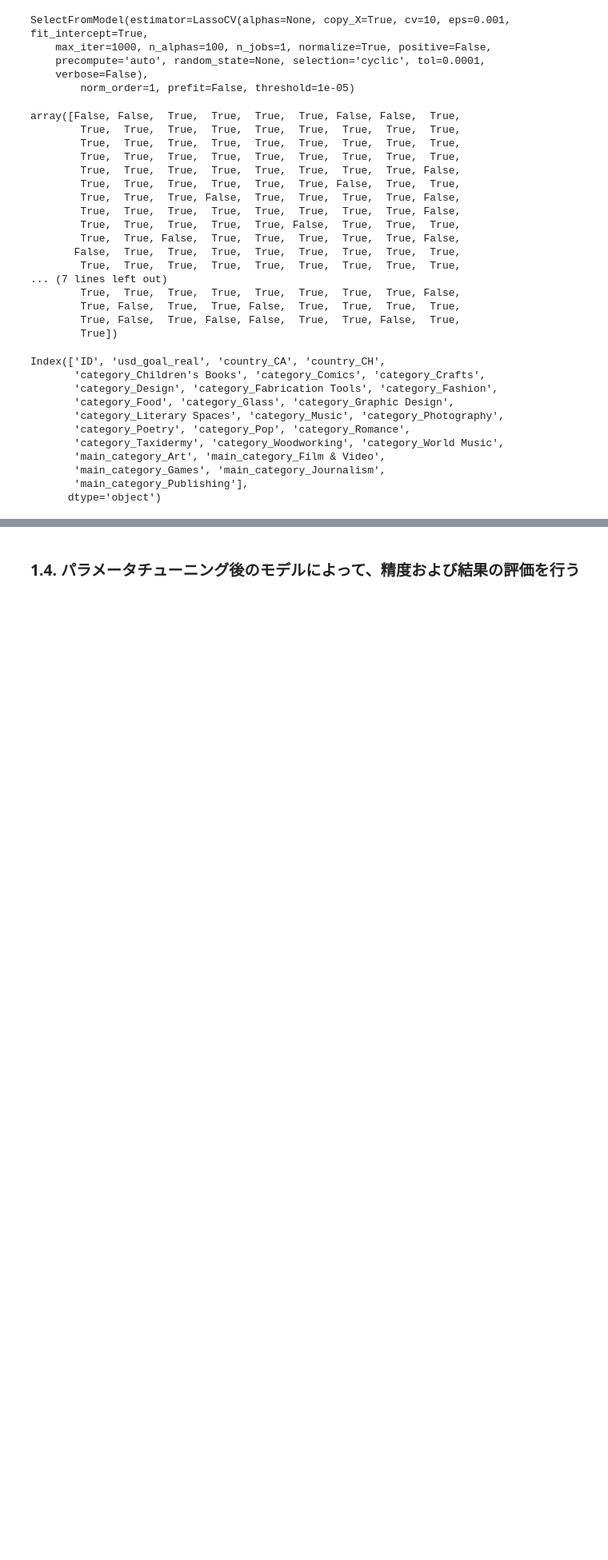
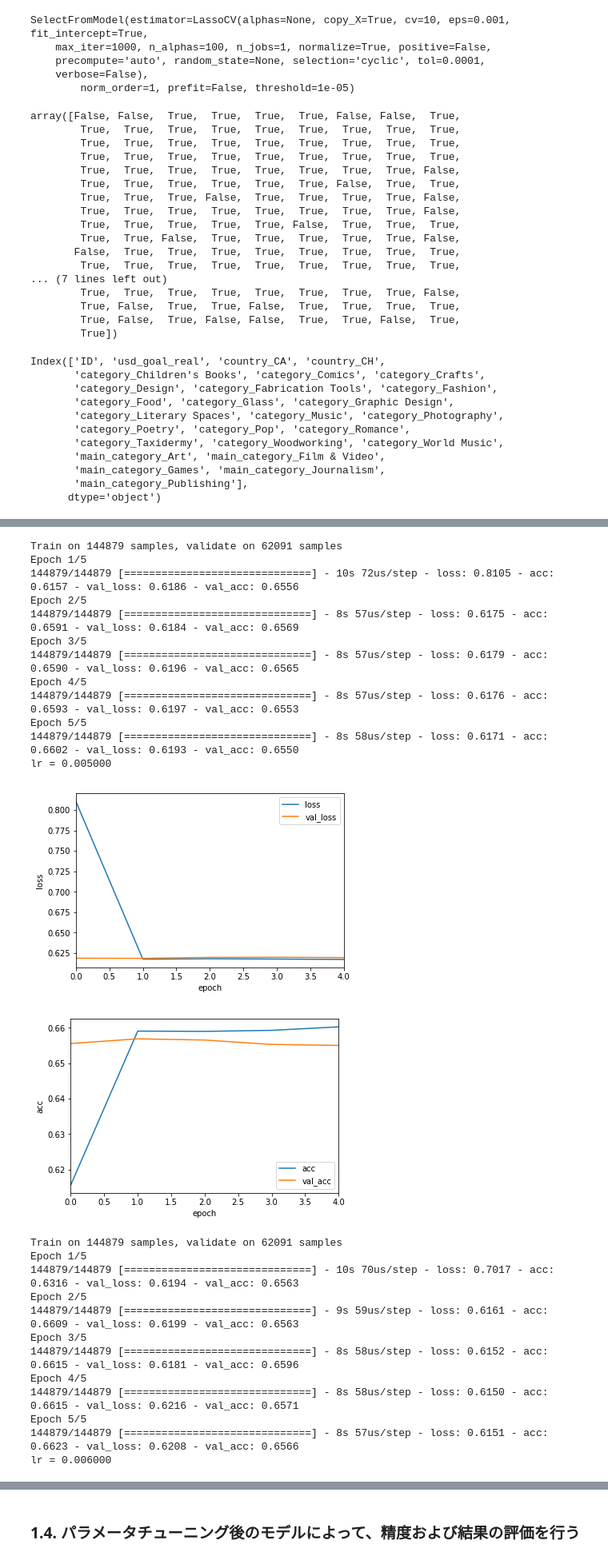
Before and after one commit to Junya-Bell-Wood/ml_tokyo_12, a Jupyter notebook: Day3_work_SuzukiJunya.ipynb, the cells around one changed output, grey strips where cells are left out. Shown at 80% size. Cells and saved outputs as stored; diff of their text form; code cells hidden in the pictures; blank space fills up the shorter version.

```diff
--- a/Day3_work_SuzukiJunya.ipynb
+++ b/Day3_work_SuzukiJunya.ipynb
@@ -447,0 +341,70 @@ Precision = 73.215%
+# %%
+import keras
+from keras.models import Sequential
+from keras.layers import Dense, Dropout, Activation
+from keras.optimizers import SGD,RMSprop, Adagrad, Adadelta, Adam
+
+model = Sequential()
+model.add(Dense(2048, activation='relu', input_dim=172))
+# model.add(Dense(5, activation='relu', input_dim=6))
+model.add(Dense(1, activation='sigmoid'))
+
+for lr in np.arange(0.005,0.03,0.001):
+    # ------ 最適化手法 ------
+    #sgd = SGD(lr=0.01, momentum=0.9, nesterov=False)
+    #rms = RMSprop(lr=0.01)
+    # adag = Adagrad(lr=0.01)
+    # adad = Adadelta(lr=0.01)
+    adam = Adam(lr=lr)
+    # -----------------------------
+
+    model.compile(loss='binary_crossentropy',
+                  optimizer=adam,
+                  metrics=['accuracy'])
+
+    # 計算の実行
+    fit = model.fit(X_train, y_train,epochs=5,batch_size=2048,validation_data=(X_test, y_test))
+
+    # 各epochにおける損失と精度をdfに入れる
+    df = pd.DataFrame(fit.history)
+
+    print("lr = %f" % lr)
+
+    # グラフ化
+    df[["loss", "val_loss"]].plot()
+    plt.ylabel("loss")
+    plt.xlabel("epoch")
+    plt.show()
+
+    df[["acc", "val_acc"]].plot()
+    plt.ylabel("acc")
+    plt.xlabel("epoch")
+    #plt.ylim([0,1.0])
+    plt.show()
+# %% [output]
+Train on 144879 samples, validate on 62091 samples
+Epoch 1/5
+144879/144879 [==============================] - 10s 72us/step - loss: 0.8105 - acc: 0.6157 - val_loss: 0.6186 - val_acc: 0.6556
+Epoch 2/5
+144879/144879 [==============================] - 8s 57us/step - loss: 0.6175 - acc: 0.6591 - val_loss: 0.6184 - val_acc: 0.6569
+Epoch 3/5
+144879/144879 [==============================] - 8s 57us/step - loss: 0.6179 - acc: 0.6590 - val_loss: 0.6196 - val_acc: 0.6565
+Epoch 4/5
+144879/144879 [==============================] - 8s 57us/step - loss: 0.6176 - acc: 0.6593 - val_loss: 0.6197 - val_acc: 0.6553
+Epoch 5/5
+144879/144879 [==============================] - 8s 58us/step - loss: 0.6171 - acc: 0.6602 - val_loss: 0.6193 - val_acc: 0.6550
+lr = 0.005000
+[figure, added]
+[figure, added]
+Train on 144879 samples, validate on 62091 samples
+Epoch 1/5
+144879/144879 [==============================] - 10s 70us/step - loss: 0.7017 - acc: 0.6316 - val_loss: 0.6194 - val_acc: 0.6563
+Epoch 2/5
+144879/144879 [==============================] - 9s 59us/step - loss: 0.6161 - acc: 0.6609 - val_loss: 0.6199 - val_acc: 0.6563
+Epoch 3/5
+144879/144879 [==============================] - 8s 58us/step - loss: 0.6152 - acc: 0.6615 - val_loss: 0.6181 - val_acc: 0.6596
+Epoch 4/5
+144879/144879 [==============================] - 8s 58us/step - loss: 0.6150 - acc: 0.6615 - val_loss: 0.6216 - val_acc: 0.6571
+Epoch 5/5
+144879/144879 [==============================] - 8s 57us/step - loss: 0.6151 - acc: 0.6623 - val_loss: 0.6208 - val_acc: 0.6566
+lr = 0.006000
```
Also changed, not shown: parts of 14 cells of this notebook.
